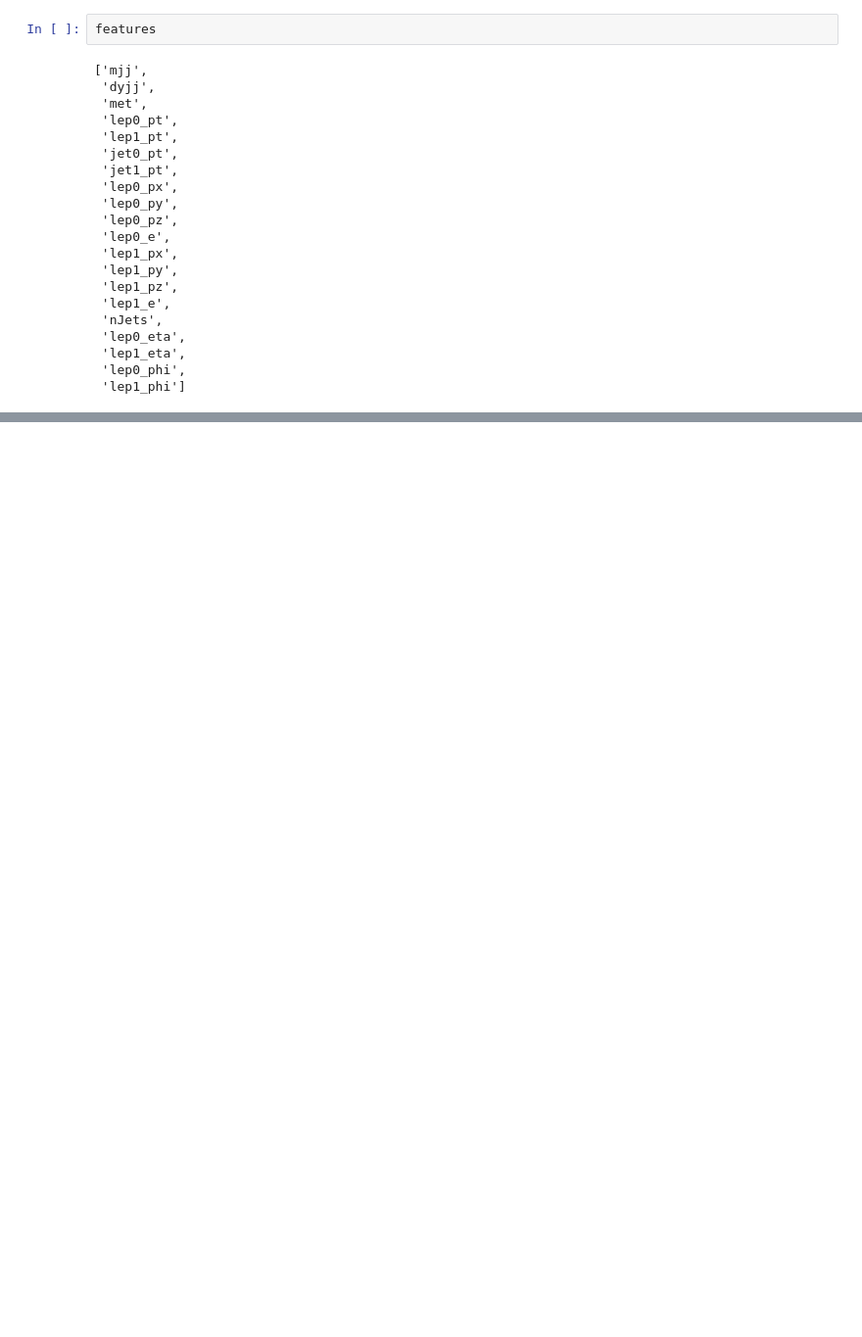
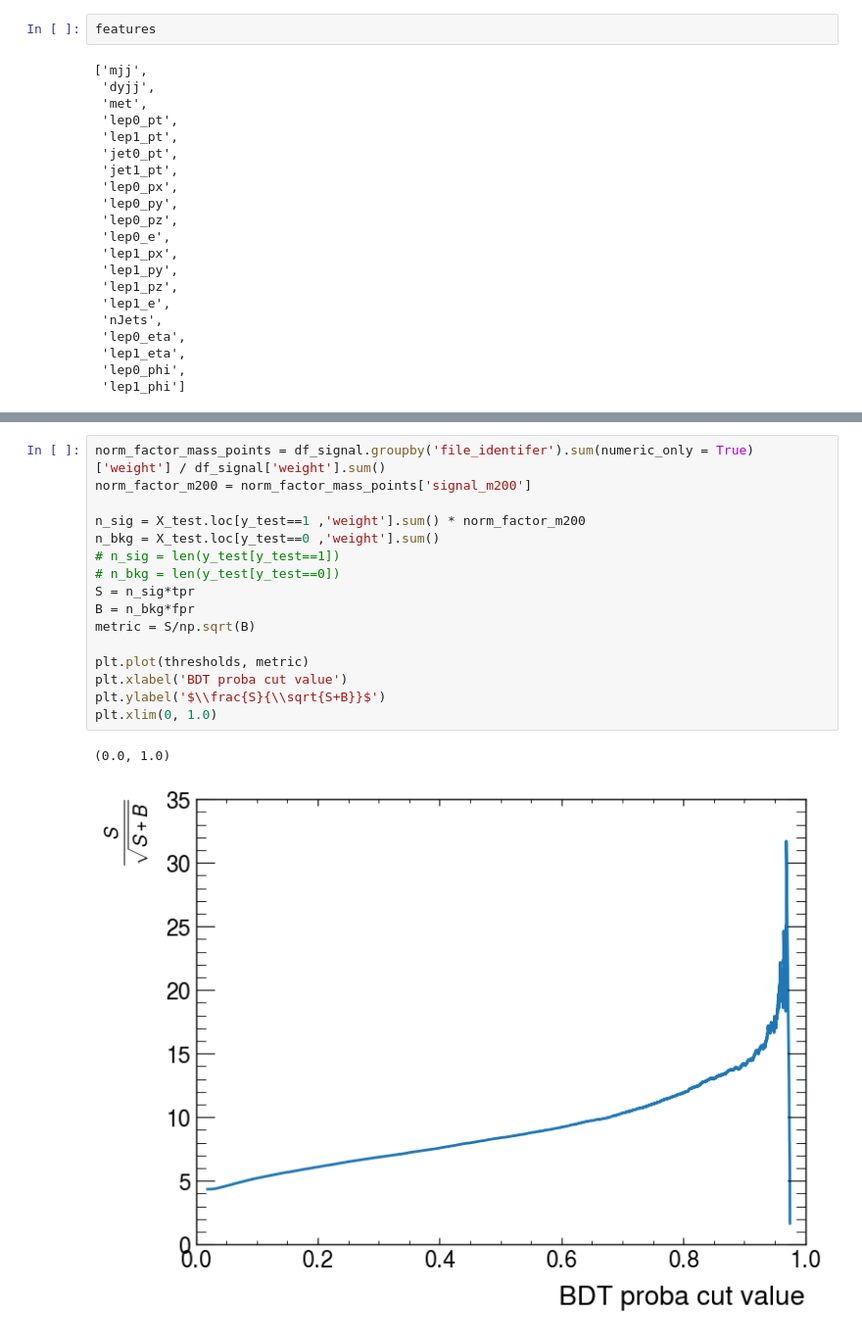
Before and after one commit to hrzhao76/ssWWWZjj, a Jupyter notebook: notebooks/NNtraining.ipynb, the cells around one changed output, grey strips where cells are left out. Shown at 98% size. Saved outputs shown, nothing was run; the diff lists cells and outputs as text; blank space fills up the shorter version.

```diff
--- a/notebooks/NNtraining.ipynb
+++ b/notebooks/NNtraining.ipynb
@@ -382,0 +601,19 @@ for feature in features:
+# %%
+norm_factor_mass_points = df_signal.groupby('file_identifer').sum(numeric_only = True)['weight'] / df_signal['weight'].sum()
+norm_factor_m200 = norm_factor_mass_points['signal_m200']
+
+n_sig = X_test.loc[y_test==1 ,'weight'].sum() * norm_factor_m200
+n_bkg = X_test.loc[y_test==0 ,'weight'].sum()
+# n_sig = len(y_test[y_test==1])
+# n_bkg = len(y_test[y_test==0])
+S = n_sig*tpr
+B = n_bkg*fpr
+metric = S/np.sqrt(B)
+
+plt.plot(thresholds, metric)
+plt.xlabel('BDT proba cut value')
+plt.ylabel('$\\frac{S}{\\sqrt{S+B}}$')
+plt.xlim(0, 1.0)
+# %% [output]
+(0.0, 1.0)
+[figure, added]
```
Also changed, not shown: parts of 71 cells of this notebook, 2 other files.
